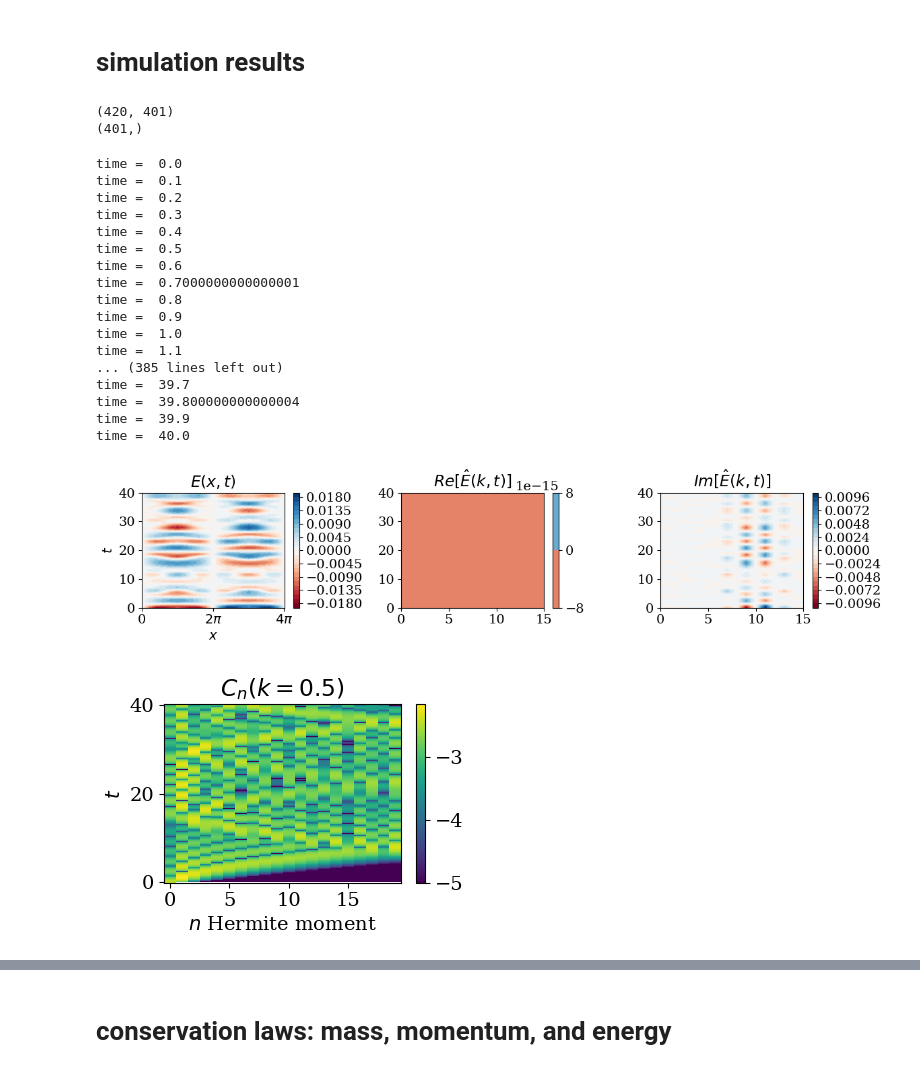
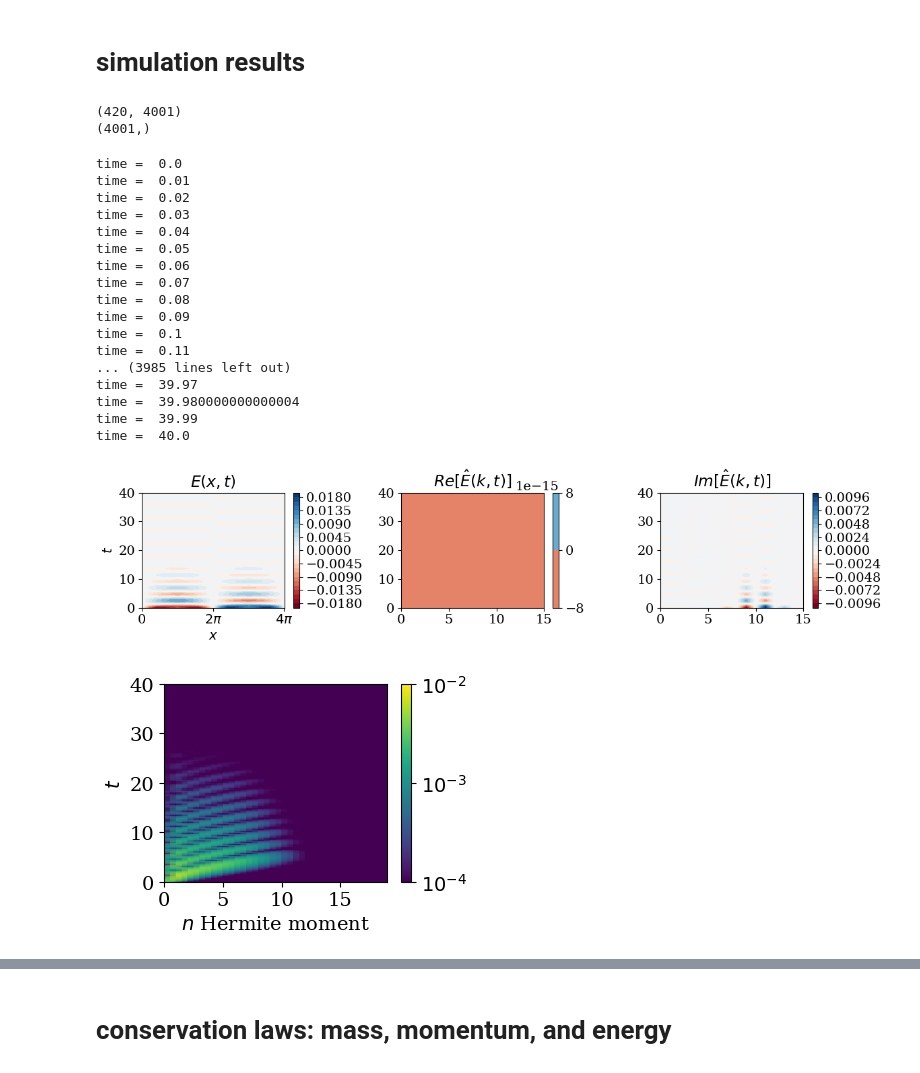
Before and after one commit to opaliss/SpectralSymbolicClosures, a Jupyter notebook: aw_simulation/linear_landau_damping.ipynb, the cells around one changed output, grey strips where cells are left out. Saved outputs shown, nothing was run; the diff lists cells and outputs as text; code cells hidden in the pictures.

```diff
--- a/aw_simulation/linear_landau_damping.ipynb
+++ b/aw_simulation/linear_landau_damping.ipynb
@@ -32,7 +32,7 @@ setup = SimulationSetupFOM(Nx=10,
                            T0=0,
                            T=40,
                            nu=0,
-                           col_type="collisionless",
+                           col_type="hyper",
                            closure_type="truncation")
 # %%
 # matrices
@@ -49,7 +49,7 @@ x = np.linspace(0, setup.L, 2*setup.Nx+1)
 # %% [markdown]
 # simulation results
 # %%
-skip = 10
+skip = 1
 # load the simulation results
 sol_midpoint_u = np.load("data/linear_landau/sol_u_" + str(setup.Nv) + "_closure_" + str(setup.closure_type) + "_collisions_" + str(setup.col_type) + ".npy")[:, ::skip]
 sol_midpoint_t = np.load("data/linear_landau/sol_t_" + str(setup.Nv) + "_closure_" + str(setup.closure_type) + "_collisions_" + str(setup.col_type) + ".npy")[::skip]
@@ -60,8 +60,8 @@ dt = 0.01 * skip
 print(np.shape(sol_midpoint_u))
 print(np.shape(sol_midpoint_t))
 # %% [output]
-(420, 401)
-(401,)
+(420, 4001)
+(4001,)
 # %%
 # initialize the electric potential
 E_midpoint_coeff = np.zeros((setup.Nx_total, len(sol_midpoint_t)), dtype="complex128")
@@ -90,21 +90,21 @@ for ii in np.arange(0, len(sol_midpoint_t), 1):
     E_midpoint[-1, ii] = E_midpoint[0, ii]
 # %% [output]
 time =  0.0
+time =  0.01
+time =  0.02
+time =  0.03
+time =  0.04
+time =  0.05
+time =  0.06
+time =  0.07
+time =  0.08
+time =  0.09
 time =  0.1
-time =  0.2
-time =  0.3
-time =  0.4
-time =  0.5
-time =  0.6
-time =  0.7000000000000001
-time =  0.8
-time =  0.9
-time =  1.0
-time =  1.1
-... (385 lines left out)
-time =  39.7
-time =  39.800000000000004
-time =  39.9
+time =  0.11
+... (3985 lines left out)
+time =  39.97
+time =  39.980000000000004
+time =  39.99
 time =  40.0
 # %%
 # plot the electric field
@@ -130,16 +130,17 @@ ax[2].set_title("$Im[\hat{E}(k, t)]$")
 plt.tight_layout()
 #plt.savefig("../figs/FOM/linear_landau/electric_field_FOM" + str(setup.Nv)+ ".png", dpi=600)
 # %% [output]
-[figure, old version]
+[figure, new version]
 # %%
 fig, ax = plt.subplots(figsize=(4, 3))
-pos = ax.pcolormesh(np.arange(setup.Nv), sol_midpoint_t, np.log10(np.abs(sol_midpoint_u[np.arange(setup.Nx+1, (2*setup.Nx+1)*setup.Nv, 2*setup.Nx+1), :])).T, vmin=-5)
-cbar = fig.colorbar(pos)
+pos = ax.pcolormesh(np.arange(setup.Nv), sol_midpoint_t, np.log10(np.abs(sol_midpoint_u[np.arange(setup.Nx+1, (2*setup.Nx+1)*setup.Nv, 2*setup.Nx+1), :])).T, vmin=-4, vmax=-2, shading="gouraud")
+ax.set_xticks([0, 5, 10, 15])
 ax.set_xlabel("$n$ Hermite moment")
 ax.set_ylabel("$t$")
-ax.set_title(r"$C_{n}(k=0.5)$")
+cbar = fig.colorbar(pos, ticks=[-4, -3, -2])
+cbar.ax.set_yticklabels(['$10^{-4}$', '$10^{-3}$', '$10^{-2}$'])
 plt.tight_layout()
 plt.savefig("figs/linear_landau/moment_cascade_" + str(setup.Nv)+ "_closure_" + str(setup.closure_type) + "_collisions_" + str(setup.col_type) + ".png", dpi=200)
 # %% [output]
-[figure, old version]
+[figure, new version]
 # %%
```
Also changed, not shown: parts of 2 cells of this notebook, 7 other files.
